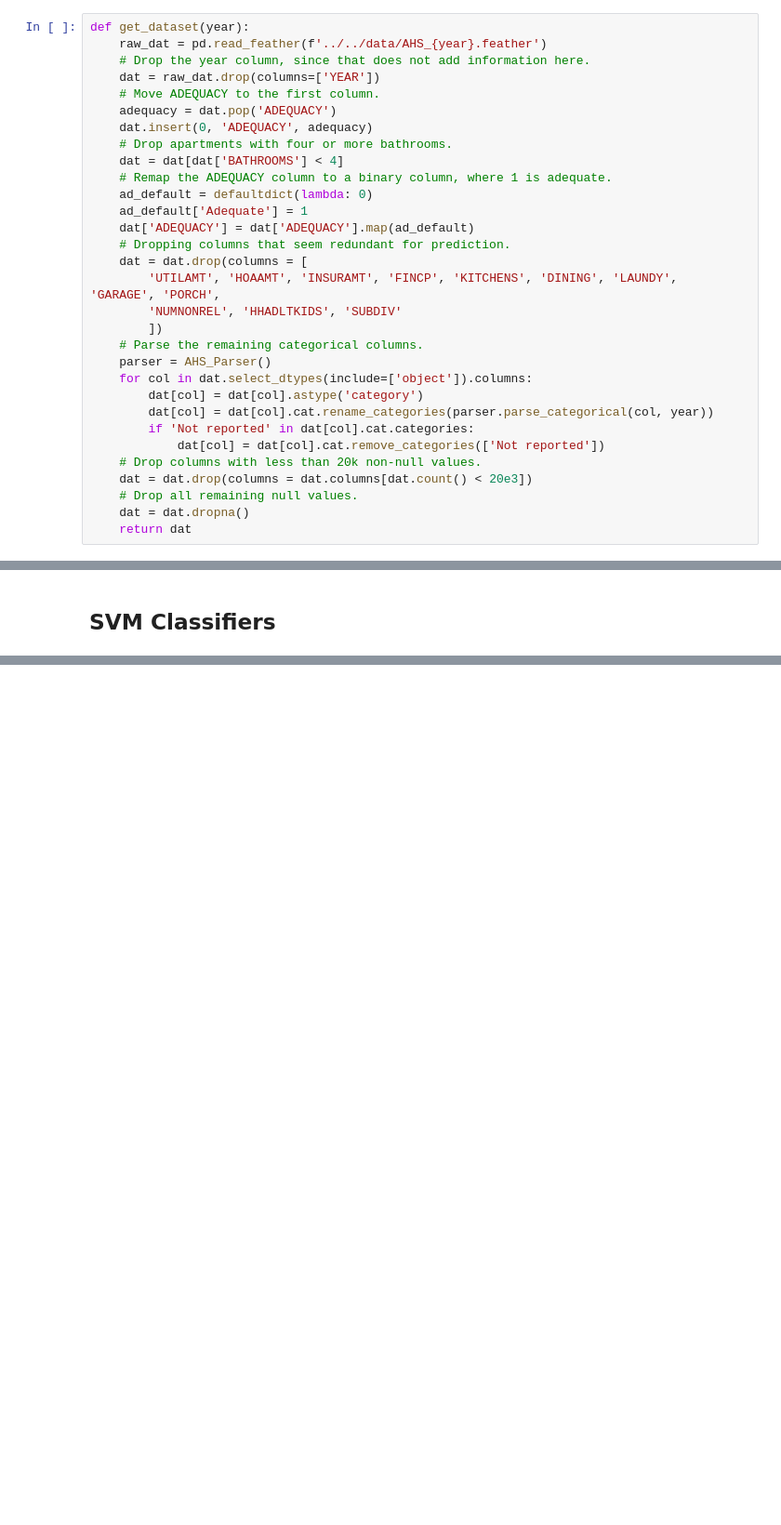
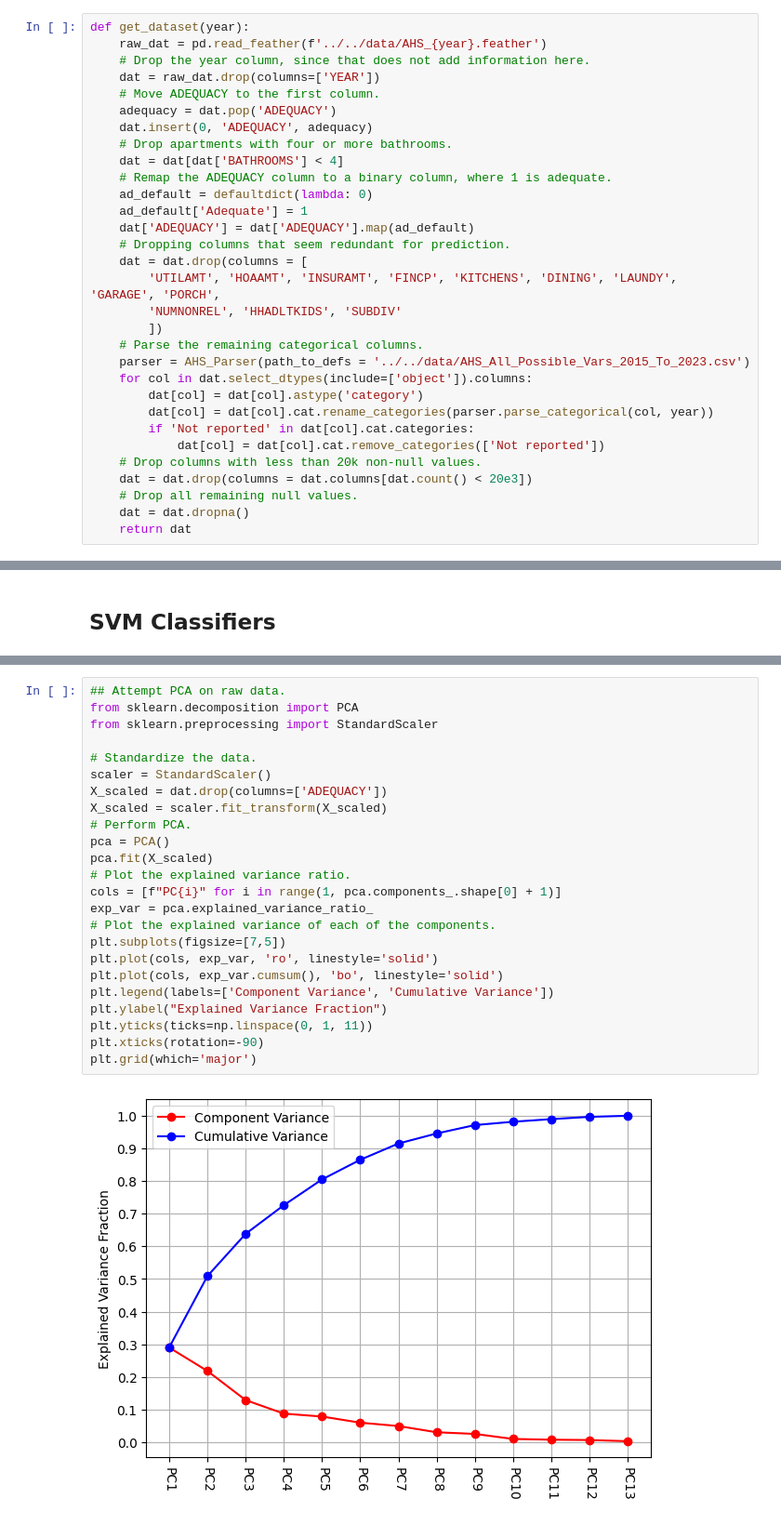
Before and after one commit to DiegoOlaya/rental-housing-cost, a Jupyter notebook: notebooks/supervised_models/svm.ipynb, the cells around one changed output, grey strips where cells are left out. Shown at 93% size. Drawn from its saved outputs; the diff is of its cells as text; blank space fills up the shorter version.

```diff
--- a/notebooks/supervised_models/svm.ipynb
+++ b/notebooks/supervised_models/svm.ipynb
@@ -32,7 +35,7 @@ def get_dataset(year):
         'NUMNONREL', 'HHADLTKIDS', 'SUBDIV'
         ])
     # Parse the remaining categorical columns.
-    parser = AHS_Parser()
+    parser = AHS_Parser(path_to_defs = '../../data/AHS_All_Possible_Vars_2015_To_2023.csv')
     for col in dat.select_dtypes(include=['object']).columns:
         dat[col] = dat[col].astype('category')
         dat[col] = dat[col].cat.rename_categories(parser.parse_categorical(col, year))
@@ -148,0 +154,26 @@ plt.show()
+# %%
+## Attempt PCA on raw data.
+from sklearn.decomposition import PCA
+from sklearn.preprocessing import StandardScaler
+
+# Standardize the data.
+scaler = StandardScaler()
+X_scaled = dat.drop(columns=['ADEQUACY'])
+X_scaled = scaler.fit_transform(X_scaled)
+# Perform PCA.
+pca = PCA()
+pca.fit(X_scaled)
+# Plot the explained variance ratio.
+cols = [f"PC{i}" for i in range(1, pca.components_.shape[0] + 1)]
+exp_var = pca.explained_variance_ratio_
+# Plot the explained variance of each of the components.
+plt.subplots(figsize=[7,5])
+plt.plot(cols, exp_var, 'ro', linestyle='solid')
+plt.plot(cols, exp_var.cumsum(), 'bo', linestyle='solid')
+plt.legend(labels=['Component Variance', 'Cumulative Variance'])
+plt.ylabel("Explained Variance Fraction")
+plt.yticks(ticks=np.linspace(0, 1, 11))
+plt.xticks(rotation=-90)
+plt.grid(which='major')
+# %% [output]
+[figure, added]
```
Also changed, not shown: parts of 7 cells of this notebook, 1 other file.
